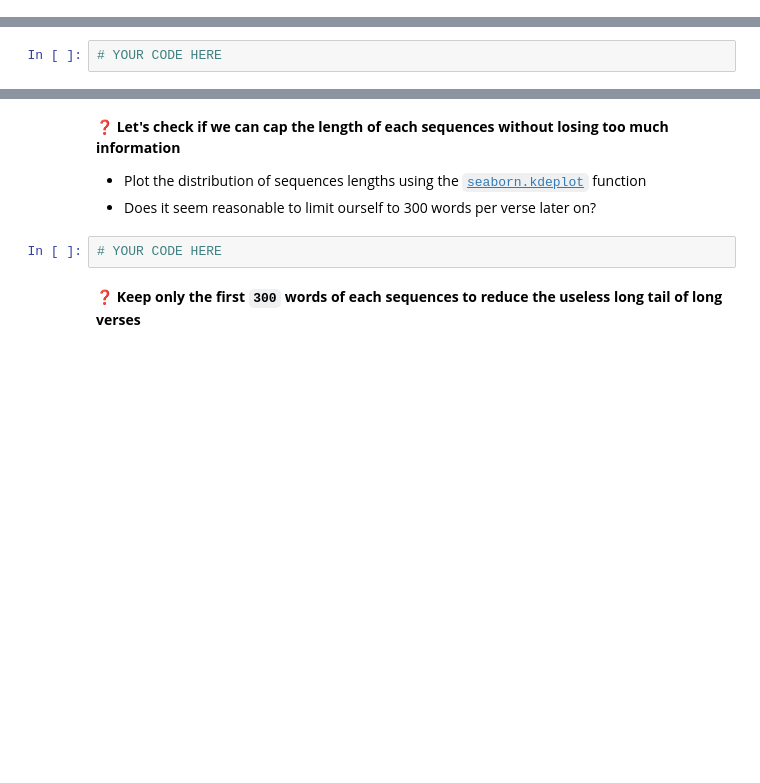
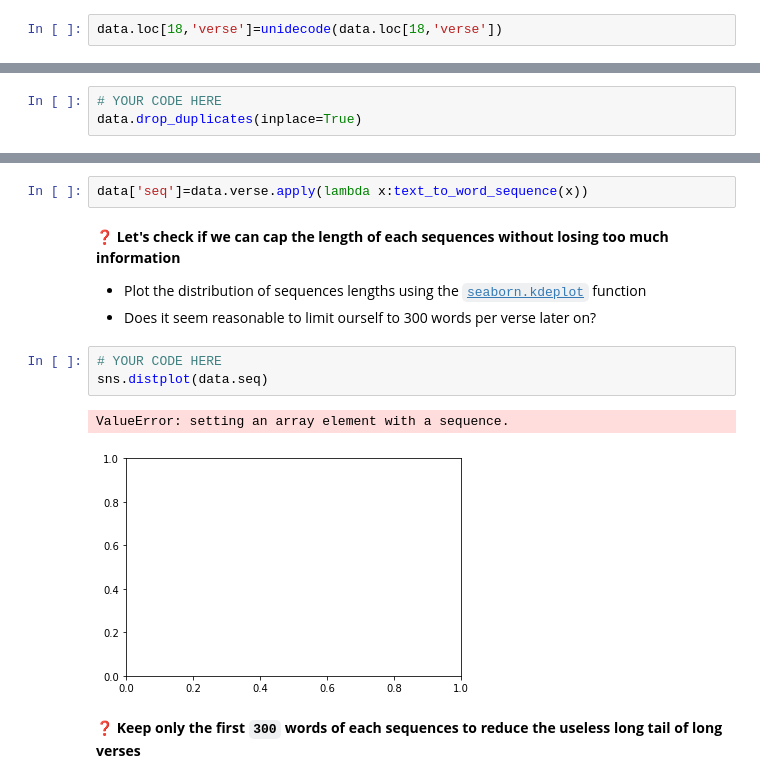
Before and after one commit to mchistya/data-certification-exam, a Jupyter notebook: recurrent_neural_network/lyrics_detector.ipynb, the cells around one changed output, grey strips where cells are left out. Cells and saved outputs as stored; diff of their text form; blank space fills up the shorter version.

```diff
--- a/recurrent_neural_network/lyrics_detector.ipynb
+++ b/recurrent_neural_network/lyrics_detector.ipynb
@@ -40,4 +44,6 @@ data
 ❓ **Have a look at the verse index 18th**.
 - What do you observe?
 - Clean verses from non standard characters using [`unidecode.unidecode()`](https://pypi.org/project/Unidecode/)
+# %%
+data.loc[18,'verse']=unidecode(data.loc[18,'verse'])
 # %%
@@ -51,6 +56,7 @@ data.loc[18,'verse']
 - If so, remove them to avoid data leaks between train and test sets
 # %%
 # YOUR CODE HERE
+data.drop_duplicates(inplace=True)
 # %%
 from nbresult import ChallengeResult
 result = ChallengeResult(
@@ -123,9 +157,15 @@ We now need to think about embedding our sentences into numbers. We will be usin
+# %%
+data['seq']=data.verse.apply(lambda x:text_to_word_sequence(x))
 # %% [markdown]
 ❓ **Let's check if we can cap the length of each sequences without losing too much information**
 - Plot the distribution of sequences lengths using the [`seaborn.kdeplot`](https://seaborn.pydata.org/generated/seaborn.displot.html#seaborn-displot) function
 - Does it seem reasonable to limit ourself to 300 words per verse later on?
 # %%
 # YOUR CODE HERE
+sns.distplot(data.seq)
+# %% [output]
+ValueError: setting an array element with a sequence.
+[figure, added]
 # %% [markdown]
 ❓ **Keep only the first `300` words of each sequences to reduce the useless long tail of long verses**
 # %%
```
Also changed, not shown: parts of 7 cells of this notebook.
